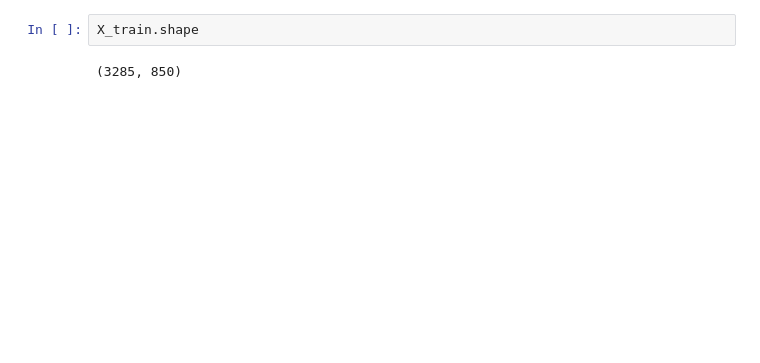
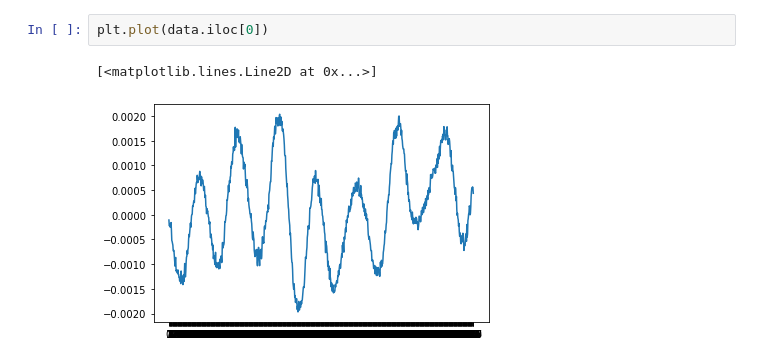
Before and after one commit to fahadsultan/CSC475Dialects, a Jupyter notebook: Classification.ipynb, the cells around one changed output. Saved outputs shown, nothing was run; the diff lists cells and outputs as text; blank space fills up the shorter version.

```diff
--- a/Classification.ipynb
+++ b/Classification.ipynb
@@ -76,7 +66,8 @@ weighted avg       0.74      0.69      0.65       822
-# %%
-X_train.shape
-# %% [output]
-(3285, 850)
+# %%
+plt.plot(data.iloc[0])
+# %% [output]
+[<matplotlib.lines.Line2D at 0x...>]
+[figure, added]
 # %%
 pd.Series(preds).value_counts()
 # %% [output]
```
Also changed, not shown: parts of 14 cells of this notebook, 8 other files.
